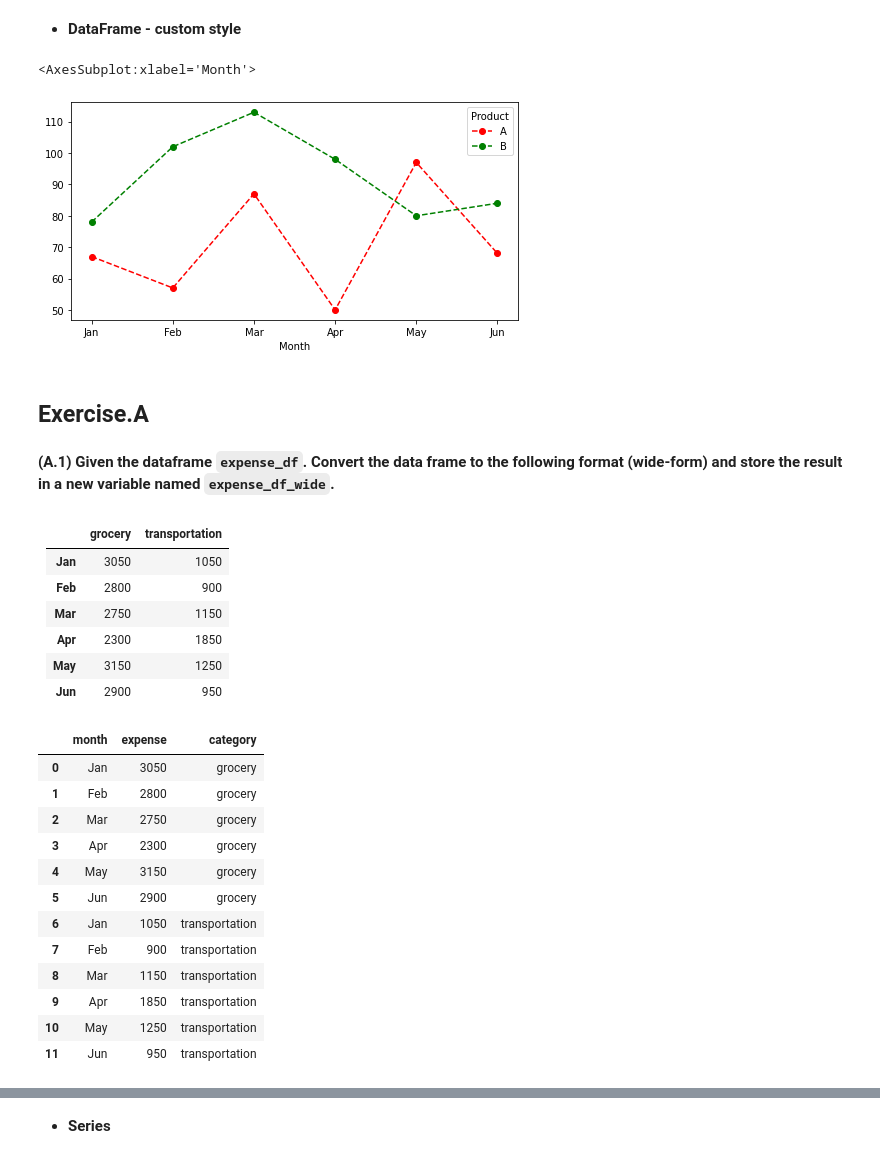
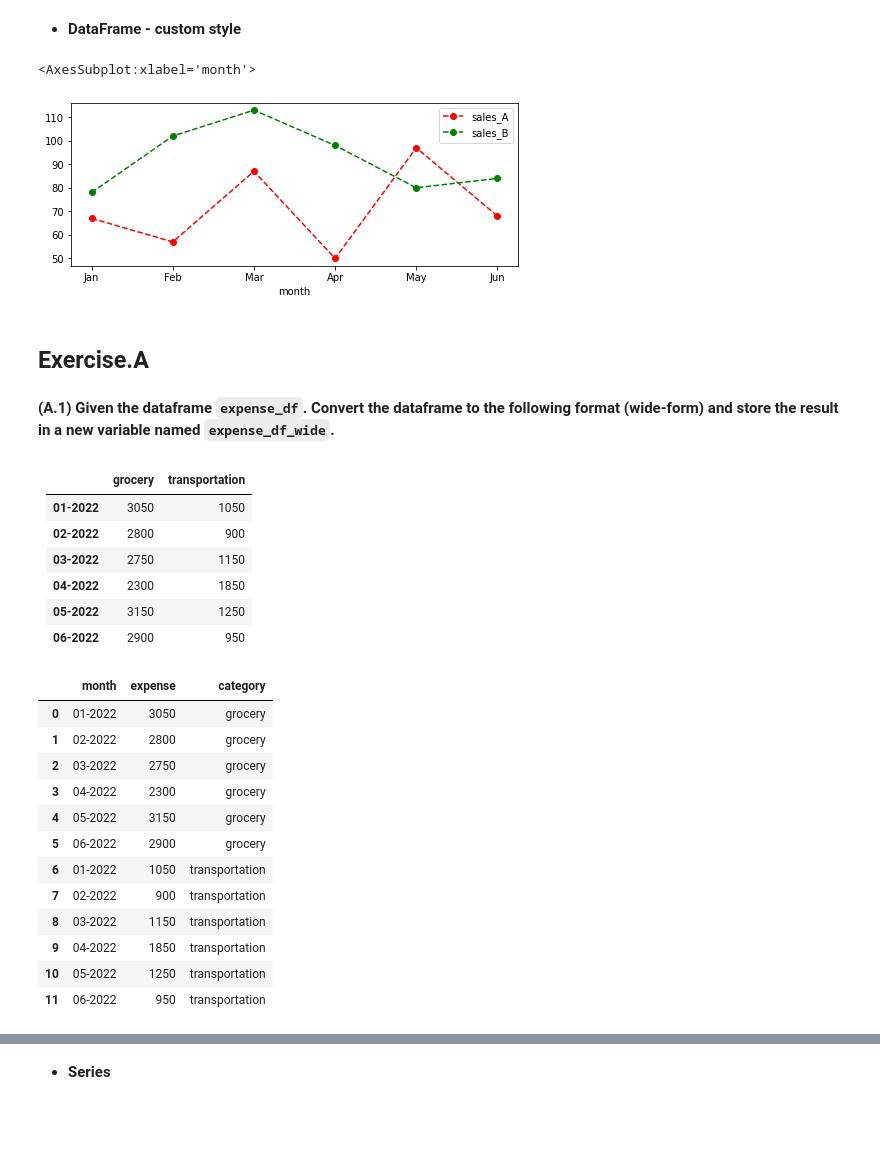
Before and after one commit to elthin/EBA3400, a Jupyter notebook: 02_jupyter_lecture/11_Pandas4 visualization.ipynb, the cells around one changed output, grey strips where cells are left out. Saved outputs shown, nothing was run; the diff lists cells and outputs as text; code cells hidden in the pictures; blank space fills up the shorter version.

```diff
--- a/02_jupyter_lecture/11_Pandas4 visualization.ipynb
+++ b/02_jupyter_lecture/11_Pandas4 visualization.ipynb
@@ -136,0 +112,5 @@ sales_df_wide.plot(y = "A")
+# %%
+product_df = pd.DataFrame({"month":["Jan","Feb","Mar","Apr","May","Jun"],
+                           "sales_A":[67, 57, 87, 50, 97, 68],
+                           "sales_B":[78, 102, 113, 98, 80, 84]})
+product_df
@@ -144,43 +137,44 @@ sales_df_wide.plot(y= ["A","B"])
 # %% [markdown]
 - **DataFrame - custom style**
 # %%
-sales_df_wide.plot(y= ["A","B"],
-                   marker = "o",
-                   color = ["red","green"],
-                   linestyle = 'dashed',
-                   figsize = (8,4))
+product_df.plot(x = "month",
+                y = ["sales_A","sales_B"],
+                marker = "o",
+                color = ["red","green"],
+                linestyle = 'dashed',
+                figsize = (8,3))
 # %% [output]
-<AxesSubplot:xlabel='Month'>
+<AxesSubplot:xlabel='month'>
-[figure, old version]
+[figure, new version]
 # %% [markdown]
 ## Exercise.A
 # %% [markdown]
-**(A.1) Given the dataframe <code>expense_df</code>. Convert the data frame to the following format (wide-form) and store the result in a new variable named <code>expense_df_wide</code>.**
+**(A.1) Given the dataframe <code>expense_df</code>. Convert the dataframe to the following format (wide-form) and store the result in a new variable named <code>expense_df_wide</code>.**
 # %% [markdown]
 ||grocery|transportation|
 |:-:|:-:|:-:|
-|**Jan**|3050|1050|
-|**Feb**|2800|900|
-|**Mar**|2750|1150|
-|**Apr**|2300|1850|
-|**May**|3150|1250|
-|**Jun**|2900|950|
+|**01-2022**|3050|1050|
+|**02-2022**|2800|900|
+|**03-2022**|2750|1150|
+|**04-2022**|2300|1850|
+|**05-2022**|3150|1250|
+|**06-2022**|2900|950|
 # %%
-expense_df = pd.DataFrame({'month':['Jan','Feb','Mar','Apr','May','Jun', 'Jan','Feb','Mar','Apr','May','Jun'],
+expense_df = pd.DataFrame({'month':['01-2022','02-2022','03-2022','04-2022','05-2022','06-2022', '01-2022','02-2022','03-2022','04-2022','05-2022','06-2022'],
                             'expense':[3050, 2800, 2750, 2300, 3150, 2900,1050, 900, 1150, 1850, 1250, 950],
                             'category':['grocery', 'grocery', 'grocery', 'grocery', 'grocery', 'grocery', 'transportation','transportation','transportation','transportation','transportation','transportation']})
 expense_df
 # %% [output]
 |  | month | expense | category |
-| 0 | Jan | 3050 | grocery |
-| 1 | Feb | 2800 | grocery |
-| 2 | Mar | 2750 | grocery |
-| 3 | Apr | 2300 | grocery |
-| 4 | May | 3150 | grocery |
-| 5 | Jun | 2900 | grocery |
-| 6 | Jan | 1050 | transportation |
-| 7 | Feb | 900 | transportation |
-| 8 | Mar | 1150 | transportation |
-| 9 | Apr | 1850 | transportation |
-| 10 | May | 1250 | transportation |
-| 11 | Jun | 950 | transportation |
+| 0 | 01-2022 | 3050 | grocery |
+| 1 | 02-2022 | 2800 | grocery |
+| 2 | 03-2022 | 2750 | grocery |
+| 3 | 04-2022 | 2300 | grocery |
+| 4 | 05-2022 | 3150 | grocery |
+| 5 | 06-2022 | 2900 | grocery |
+| 6 | 01-2022 | 1050 | transportation |
+| 7 | 02-2022 | 900 | transportation |
+| 8 | 03-2022 | 1150 | transportation |
+| 9 | 04-2022 | 1850 | transportation |
+| 10 | 05-2022 | 1250 | transportation |
+| 11 | 06-2022 | 950 | transportation |
```
Also changed, not shown: parts of 107 cells of this notebook, 30 other files.
